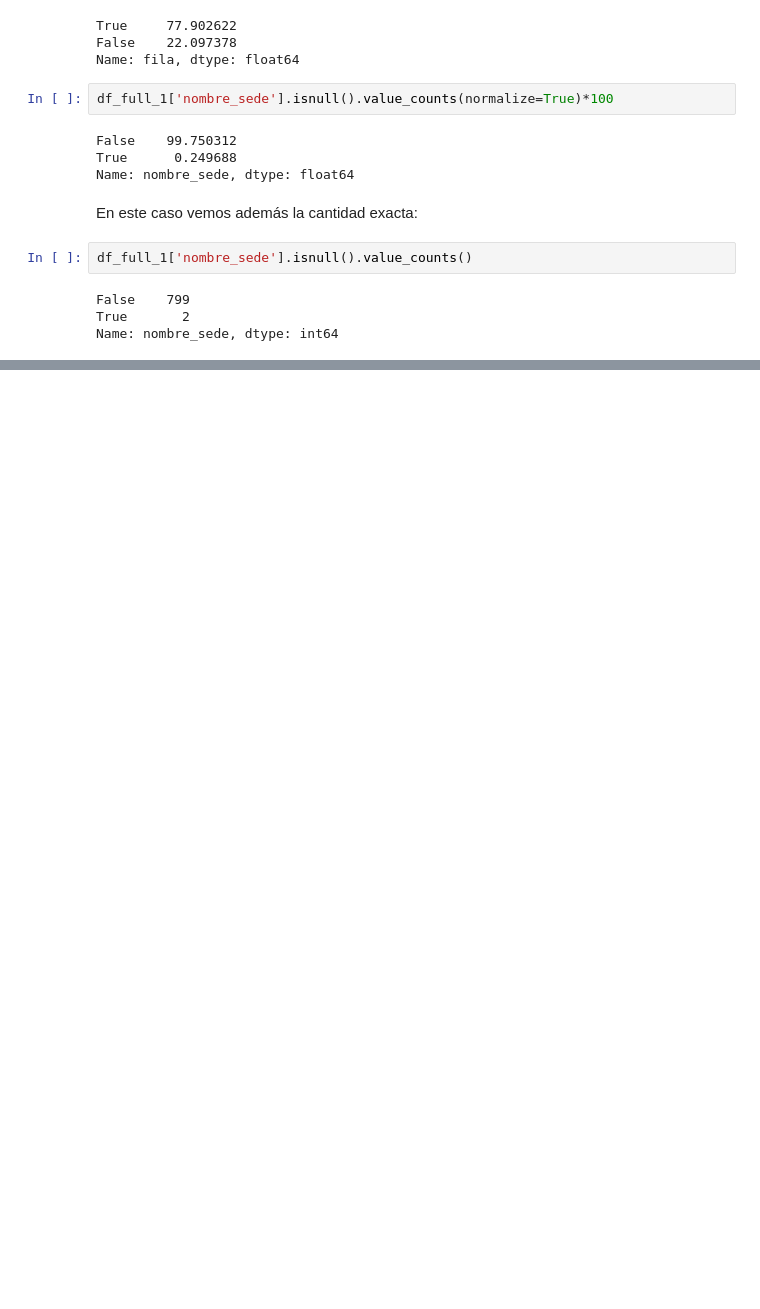
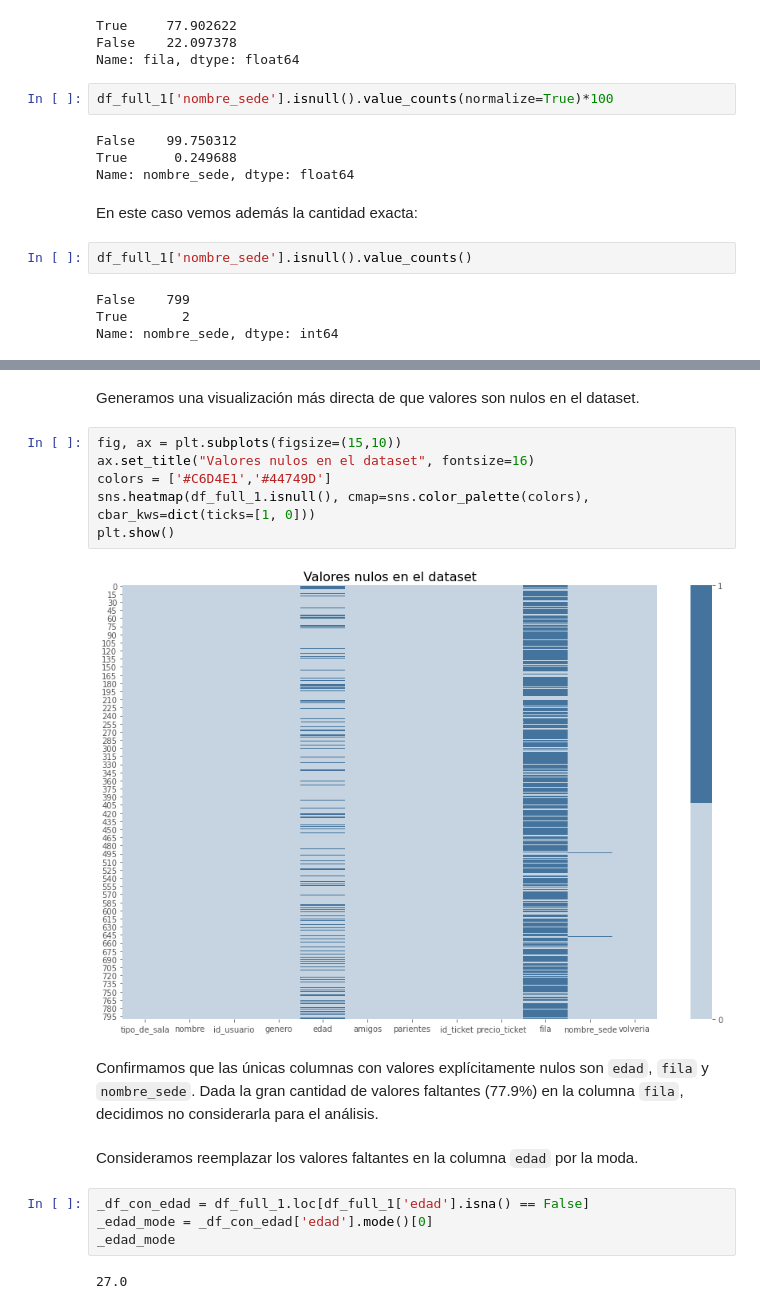
Before and after one commit to jalbarrac/datos-tp, a Jupyter notebook: tp1_dev_2.ipynb, the cells around one changed output, grey strips where cells are left out. Cells and saved outputs as stored; diff of their text form; blank space fills up the shorter version.

````diff
--- a/tp1_dev_2.ipynb
+++ b/tp1_dev_2.ipynb
@@ -129,0 +138,21 @@ Name: nombre_sede, dtype: int64
+# %% [markdown]
+Generamos una visualización más directa de que valores son nulos en el dataset.
+# %%
+fig, ax = plt.subplots(figsize=(15,10))
+ax.set_title("Valores nulos en el dataset", fontsize=16)
+colors = ['#C6D4E1','#44749D']
+sns.heatmap(df_full_1.isnull(), cmap=sns.color_palette(colors), cbar_kws=dict(ticks=[1, 0]))
+plt.show()
+# %% [output]
+[figure, added]
+# %% [markdown]
+Confirmamos que las únicas columnas con valores explícitamente nulos son ```edad```, ```fila``` y ```nombre_sede```.
+Dada la gran cantidad de valores faltantes (77.9%) en la columna ```fila```, decidimos no considerarla para el análisis.
+# %% [markdown]
+Consideramos reemplazar los valores faltantes en la columna ```edad``` por la moda.
+# %%
+_df_con_edad = df_full_1.loc[df_full_1['edad'].isna() == False]
+_edad_mode = _df_con_edad['edad'].mode()[0]
+_edad_mode
+# %% [output]
+27.0
````
Also changed, not shown: parts of 65 cells of this notebook.
